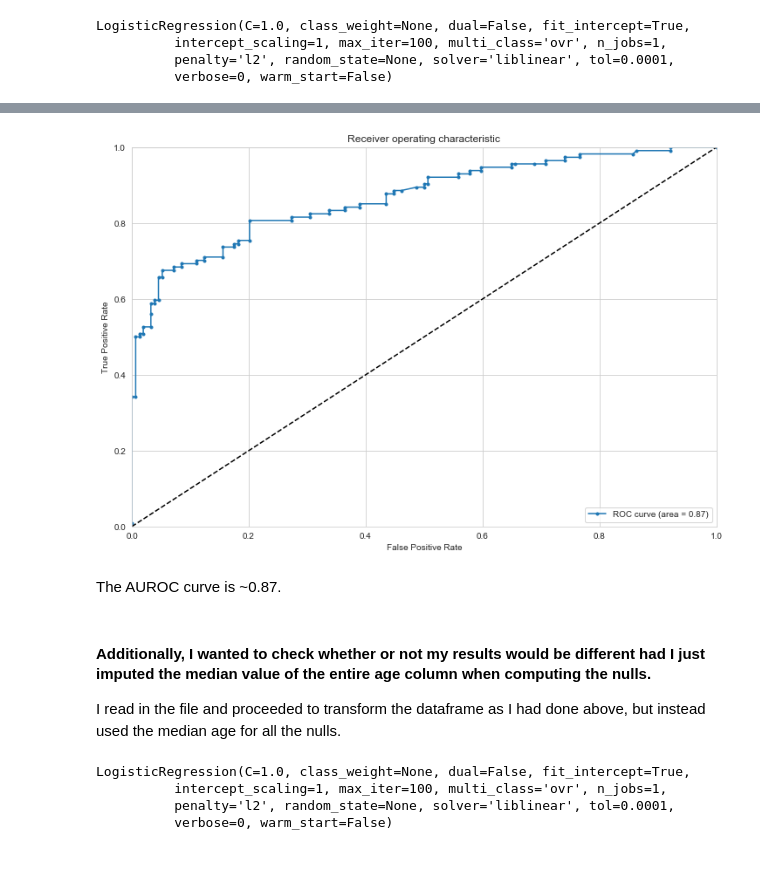
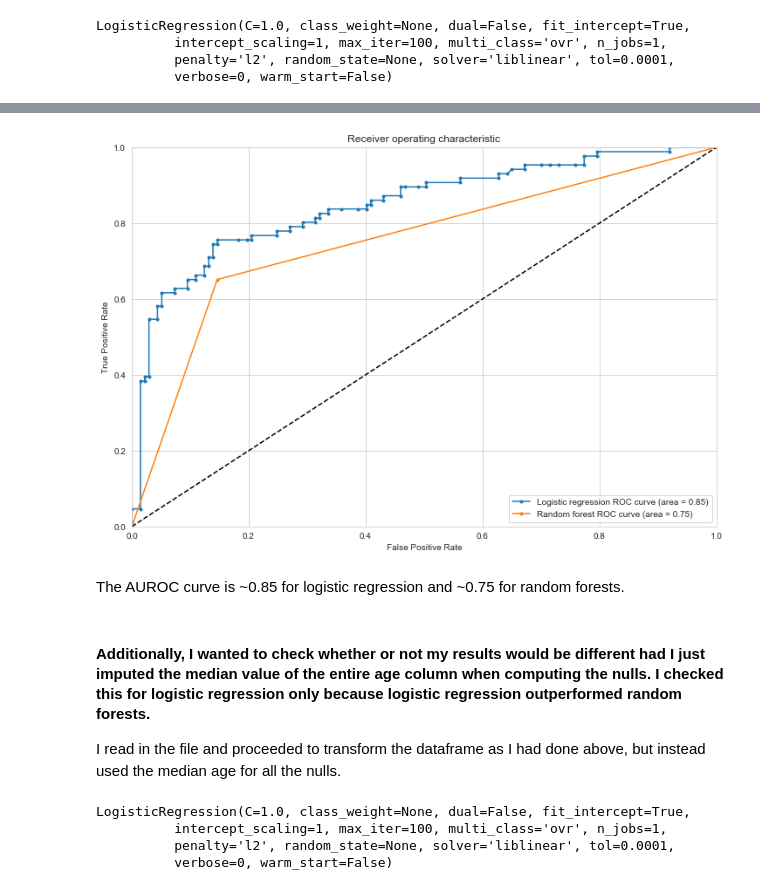
Before and after one commit to agrai1/Predicting-Survivors, a Jupyter notebook: Kaggle challenge - titanic - 9-6-18.ipynb, the cells around one changed output, grey strips where cells are left out. Saved outputs shown, nothing was run; the diff lists cells and outputs as text; code cells hidden in the pictures; blank space fills up the shorter version.

```diff
--- a/Kaggle challenge - titanic - 9-6-18.ipynb
+++ b/Kaggle challenge - titanic - 9-6-18.ipynb
@@ -372,3 +385,5 @@ for sex in ['male','female']:
+# %%
+df[num_vars] = scaler.fit_transform(df[num_vars])
 # %% [markdown]
 Since I am going to try both random forest and logistic regression, I am first going to save the data to a new csv file which I will use to create both models. The reason I am doing this is because I don't need to have n-1 dummy variables to conduct random forest because random forest doesn't care if there is perfect collinearity among the variables. Regression however does care so I will need to have n-1 dummy variables. Because of this I chose to separate it out.
 # %%
@@ -391,7 +406,7 @@ df_rf.drop(columns=['Name','Ticket','PassengerId','Family present','Family Size'
 X_rf = df_rf.drop('Survived',axis=1)
 y_rf = df_rf['Survived']
 # %%
-X_train, X_test, y_train, y_test = train_test_split(X_rf, y_rf, test_size=0.3, random_state=101)
+X_train, X_test, y_train, y_test = train_test_split(X_rf, y_rf, test_size=0.25, random_state=101, stratify=y_rf)
 # %% [markdown]
 ### Run model:
 # %%
@@ -455,7 +458,7 @@ df.drop(['PassengerId','Name','Ticket','Embarked','Title','Family Size','Pclass'
 X = df.drop('Survived',axis=1)
 y = df['Survived']
 # %%
-X_train, X_test, y_train, y_test = train_test_split(X, y, test_size=0.3, random_state=101)
+X_train, X_test, y_train, y_test = train_test_split(X, y, test_size=0.25, random_state=101, stratify=y)
 # %% [markdown]
 ### Run logistic regression:
 # %%
@@ -474,28 +479,34 @@ predictions = logmodel.predict_proba(X_test)
+# %%
+# for logistic regression
+fpr_lg, tpr_lg, thresholds = roc_curve(y_test, predictions[:,1])
+roc_auc_lg = auc(fpr_lg, tpr_lg)
+
+# for random forest
+fpr_rf, tpr_rf, thresholds = roc_curve(y_test, rfc_pred)
+roc_auc_rf = auc(fpr_rf, tpr_rf)
 # %%
-fpr, tpr, thresholds = roc_curve(y_test, predictions[:,1])
-roc_auc = auc(fpr, tpr)
-
-def generate_ROCplot(fpr,tpr,label,roc_auc):
+def generate_ROCplot(fpr_lg,tpr_lg,label1,roc_auc_lg,fpr_rf,tpr_rf,label2,roc_auc_rf):
     plt.clf()
-    plt.plot(fpr, tpr, '.-',label='ROC curve (area = %0.2f)' % roc_auc)
+    plt.plot(fpr_lg, tpr_lg, '.-', label='Logistic regression ROC curve (area = %0.2f)' % roc_auc_lg)
+    plt.plot(fpr_rf, tpr_rf, '.-', label='Random forest ROC curve (area = %0.2f)' % roc_auc_rf)
     plt.plot([0, 1], [0, 1], 'k--')
     plt.xlim([0.0, 1.0])
     plt.ylim([0.0, 1.0])
     plt.xlabel('False Positive Rate')
     plt.ylabel('True Positive Rate')
     plt.title('Receiver operating characteristic')
     plt.legend(loc="lower right")
     plt.show()
 
 # Plots ROC
 plt.figure(figsize=(12,8))
-generate_ROCplot(fpr,tpr,'LR',roc_auc)
+generate_ROCplot(fpr_lg,tpr_lg,'LR',roc_auc_lg,fpr_rf,tpr_rf,'RF',roc_auc_rf)
 # %% [output]
-[figure, old version]
+[figure, new version]
 # %% [markdown]
-The AUROC curve is ~0.87.
+The AUROC curve is ~0.85 for logistic regression and ~0.75 for random forests.
 # %% [markdown]
-#### Additionally, I wanted to check whether or not my results would be different had I just imputed the median value of the entire age column when computing the nulls.
+#### Additionally, I wanted to check whether or not my results would be different had I just imputed the median value of the entire age column when computing the nulls. I checked this for logistic regression only because logistic regression outperformed random forests.
 
 I read in the file and proceeded to transform the dataframe as I had done above, but instead used the median age for all the nulls.
 # %%
```
Also changed, not shown: parts of 18 cells of this notebook.
